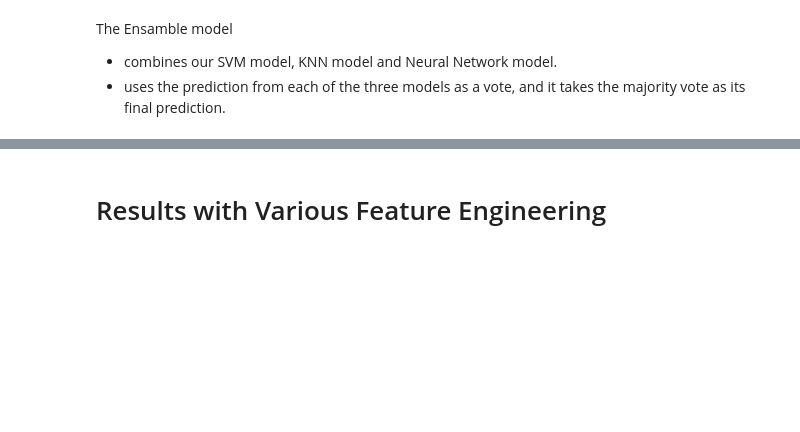
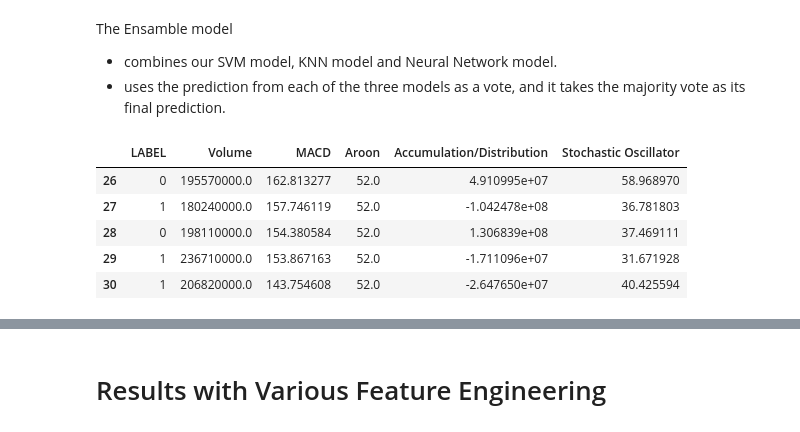
Before and after one commit to jesse-zou/CS363D-Final-Project, a Jupyter notebook: project.ipynb, the cells around one changed output, grey strips where cells are left out. Saved outputs shown, nothing was run; the diff lists cells and outputs as text; code cells hidden in the pictures; blank space fills up the shorter version.

```diff
--- a/project.ipynb
+++ b/project.ipynb
@@ -303,0 +283,67 @@ def ensamble_trainer(svm_grid_search, knn_grid_search, nn_grid_search, data_X, d
+# %%
+data_dow_processed = data_dow.drop(['Date', 'TEDSpread', 'EFFR', 'InterestRate', 'ExchangeRate', 'VIX', 'Gold', 'Oil'],axis=1)
+data_sp_processed = data_sp.drop(['Date', 'TEDSpread', 'EFFR', 'InterestRate', 'ExchangeRate', 'VIX', 'Gold', 'Oil'],axis=1)
+data_nas_processed = data_nas.drop(['Date', 'TEDSpread', 'EFFR', 'InterestRate', 'ExchangeRate', 'VIX', 'Gold', 'Oil'],axis=1)
+
+# moving average
+def macd(data, period1 = 12, period2 = 26):
+    df = data.copy()
+    df['p1'] = df['Open'].rolling(period1).mean()
+    df['p2'] = df['Open'].rolling(period2).mean()
+    data['MACD'] = df['p1'] - df['p2']
+    return data
+
+# aroon oscillator
+def aroon(data, period=25):
+    df = data.copy()
+    df['up'] = 100 * df.High.rolling(period + 1).apply(lambda x: x.argmax()) / period
+    df['dn'] = 100 * df.Low.rolling(period + 1).apply(lambda x: x.argmin()) / period
+    data['Aroon'] = df['up'] - df['dn']
+    return data
+
+# accumulation/distribution
+def ad(data, period = 1):
+    df = data.copy()
+    df['MFM'] = df['Volume'] * (((df['Close'] - df['Low']) - (df['High'] - df['Close'])) / (df['High'] - df['Low']))
+    data['Accumulation/Distribution'] = df['MFM'].rolling(period).sum()
+    return data
+
+#stochastic oscillator
+def stochastic(data, period = 14, ma = 3):
+    df = data.copy()
+    df['14-high'] = df['High'].rolling(period).max()
+    df['14-low'] = df['Low'].rolling(period).min()
+    df['%K'] = 100 * (df['Close'] - df['14-low']) / (df['14-high'] - df['14-low'])
+    data['Stochastic Oscillator'] = df['%K'].rolling(ma).mean()
+    return data
+
+data_dow_processed = macd(data_dow_processed)
+data_dow_processed = aroon(data_dow_processed)
+data_dow_processed = ad(data_dow_processed)
+data_dow_processed = stochastic(data_dow_processed)
+data_dow_processed = data_dow_processed.iloc[26:]
+data_dow_processed = data_dow_processed.drop(['High', 'Low', 'Close', 'Open'],axis=1)
+
+
+data_sp_processed = macd(data_sp_processed)
+data_sp_processed = aroon(data_sp_processed)
+data_sp_processed = ad(data_sp_processed)
+data_sp_processed = stochastic(data_sp_processed)
+data_sp_processed = data_sp_processed.iloc[26:]
+data_sp_processed = data_sp_processed.drop(['High', 'Low', 'Close', 'Open'],axis=1)
+
+data_nas_processed = macd(data_nas_processed)
+data_nas_processed = aroon(data_nas_processed)
+data_nas_processed = ad(data_nas_processed)
+data_nas_processed = stochastic(data_nas_processed)
+data_nas_processed = data_nas_processed.iloc[26:]
+data_nas_processed = data_nas_processed.drop(['High', 'Low', 'Close', 'Open'],axis=1)
+
+data_dow_processed.head()
+# %% [output]
+|  | LABEL | Volume | MACD | Aroon | Accumulation/Distribution | Stochastic Oscillator |
+| 26 | 0 | 195570000.0 | 162.813277 | 52.0 | 4.910995e+07 | 58.968970 |
+| 27 | 1 | 180240000.0 | 157.746119 | 52.0 | -1.042478e+08 | 36.781803 |
+| 28 | 0 | 198110000.0 | 154.380584 | 52.0 | 1.306839e+08 | 37.469111 |
+| 29 | 1 | 236710000.0 | 153.867163 | 52.0 | -1.711096e+07 | 31.671928 |
+| 30 | 1 | 206820000.0 | 143.754608 | 52.0 | -2.647650e+07 | 40.425594 |
```
Also changed, not shown: parts of 12 cells of this notebook.
